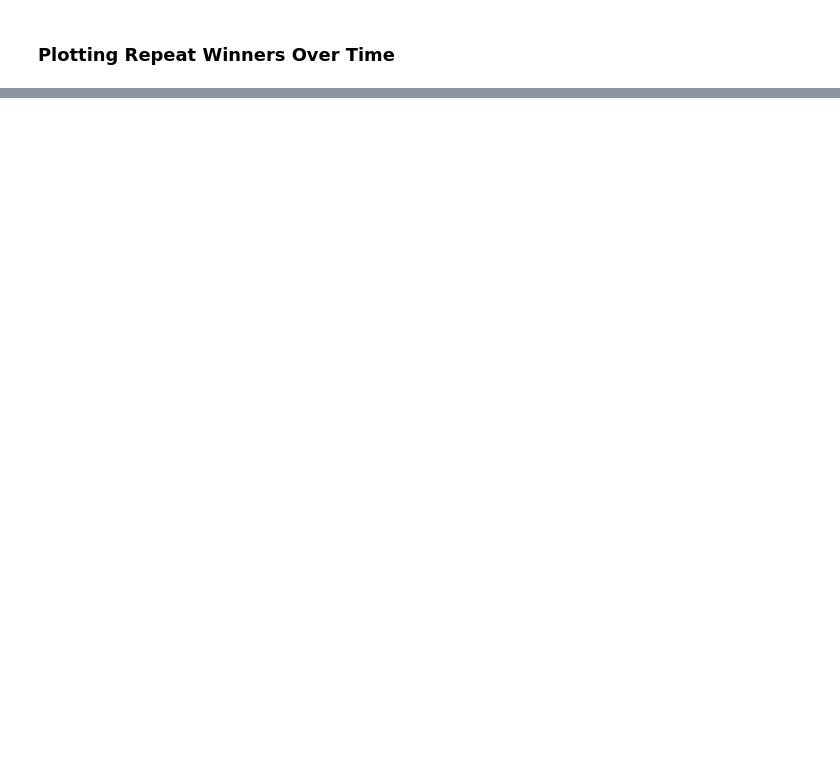
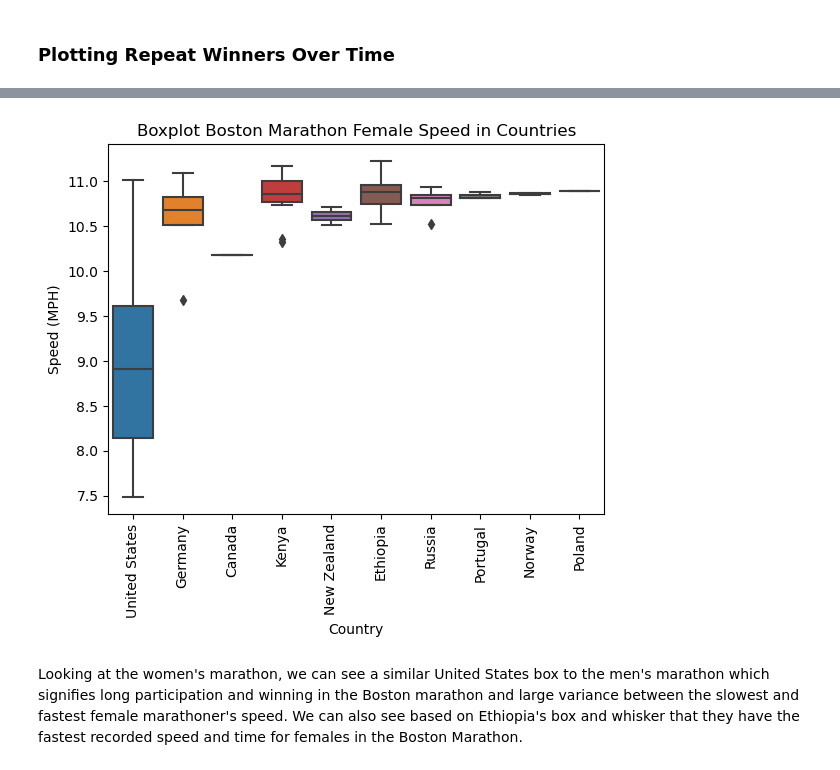
Before and after one commit to jembar-cpp/CS4650-Capstone, a Jupyter notebook: Capstone.ipynb, the cells around one changed output, grey strips where cells are left out. Drawn from its saved outputs; the diff is of its cells as text; code cells hidden in the pictures; blank space fills up the shorter version.

```diff
--- a/Capstone.ipynb
+++ b/Capstone.ipynb
@@ -147,0 +193,11 @@ No handles with labels found to put in legend.
+# %%
+speed_sorted_f = data_f.sort_values('Speed (MPH)')
+sns.boxplot(x='Country', y='Speed (MPH)', data=speed_sorted_f)
+plt.title('Boxplot Boston Marathon Female Speed in Countries')
+plt.xticks(rotation=90)
+
+plt.show()
+# %% [output]
+[figure, added]
+# %% [markdown]
+Looking at the women's marathon, we can see a similar United States box to the men's marathon which signifies long participation and winning in the Boston marathon and large variance between the slowest and fastest female marathoner's speed. We can also see based on Ethiopia's box and whisker that they have the fastest recorded speed and time for females in the Boston Marathon.
```
Also changed, not shown: parts of 12 cells of this notebook.
